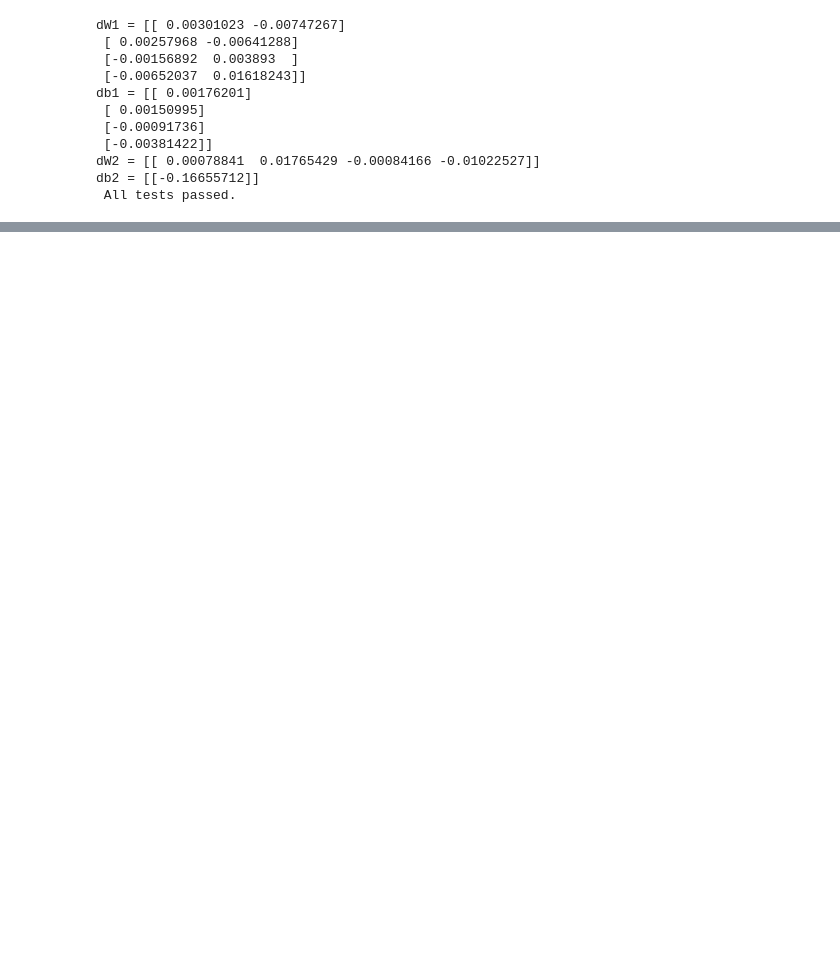
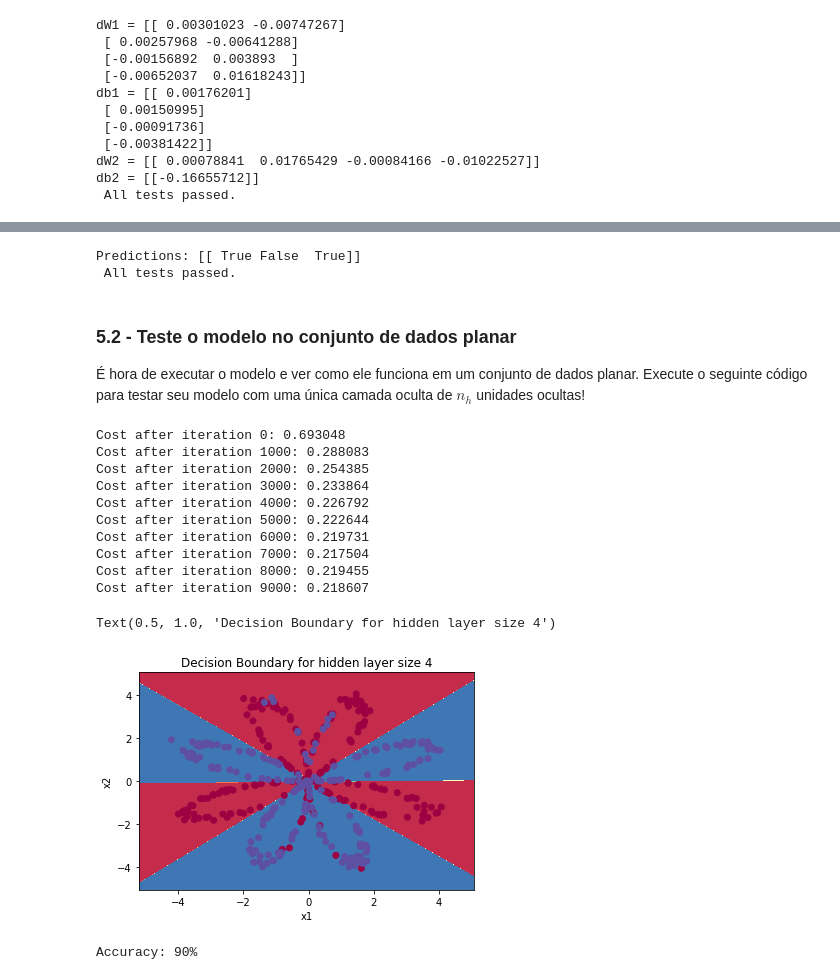
Before and after one commit to ThiagSampaio/DeepLearning, a Jupyter notebook: Classificação_de_dados_planos_com_uma_camada_oculta.ipynb, the cells around one changed output, grey strips where cells are left out. Drawn from its saved outputs; the diff is of its cells as text; code cells hidden in the pictures; blank space fills up the shorter version.

```diff
--- a/Classificação_de_dados_planos_com_uma_camada_oculta.ipynb
+++ b/Classificação_de_dados_planos_com_uma_camada_oculta.ipynb
@@ -469,3 +487,13 @@ def update_parameters(parameters, grads, learning_rate = 1.2):
                   "b2": b2}
 
     return parameters
+# %%
+parameters, grads = update_parameters_test_case()
+parameters = update_parameters(parameters, grads)
+
+print("W1 = " + str(parameters["W1"]))
+print("b1 = " + str(parameters["b1"]))
+print("W2 = " + str(parameters["W2"]))
+print("b2 = " + str(parameters["b2"]))
+
+update_parameters_test(update_parameters)
@@ -471,0 +562,10 @@ def update_parameters(parameters, grads, learning_rate = 1.2):
+# %%
+t_X, t_Y = nn_model_test_case()
+parameters = nn_model(t_X, t_Y, 4, num_iterations=10000, print_cost=True)
+
+print("W1 = " + str(parameters["W1"]))
+print("b1 = " + str(parameters["b1"]))
+print("W2 = " + str(parameters["W2"]))
+print("b2 = " + str(parameters["b2"]))
+
+nn_model_test(nn_model)
@@ -471,0 +601,57 @@ def update_parameters(parameters, grads, learning_rate = 1.2):
+# %%
+
+def predict(parameters, X):
+    """
+    Usando os parâmetros aprendidos, prevê uma classe para cada exemplo em X
+
+    Argumentos:
+    parâmetros - dicionário python contendo seus parâmetros
+    X - dados de entrada de tamanho (n_x, m)
+
+    Devoluções
+    previsões - vetor de previsões do nosso modelo (vermelho: 0 / azul: 1)
+    """
+
+    A2, cache = forward_propagation(X,parameters)
+    predictions = (A2 > 0.5)
+
+
+    return predictions
+# %%
+parameters, t_X = predict_test_case()
+
+predictions = predict(parameters, t_X)
+print("Predictions: " + str(predictions))
+
+predict_test(predict)
+# %% [output]
+Predictions: [[ True False  True]]
+ All tests passed.
+# %% [markdown]
+<a name='5-2'> </a>
+### 5.2 - Teste o modelo no conjunto de dados planar
+
+É hora de executar o modelo e ver como ele funciona em um conjunto de dados planar. Execute o seguinte código para testar seu modelo com uma única camada oculta de $ n_h $ unidades ocultas!
+# %%
+parameters = nn_model(X, Y, n_h = 4, num_iterations = 10000, print_cost=True)
+
+plot_decision_boundary(lambda x: predict(parameters, x.T), X, Y)
+plt.title("Decision Boundary for hidden layer size " + str(4))
+# %% [output]
+Cost after iteration 0: 0.693048
+Cost after iteration 1000: 0.288083
+Cost after iteration 2000: 0.254385
+Cost after iteration 3000: 0.233864
+Cost after iteration 4000: 0.226792
+Cost after iteration 5000: 0.222644
+Cost after iteration 6000: 0.219731
+Cost after iteration 7000: 0.217504
+Cost after iteration 8000: 0.219455
+Cost after iteration 9000: 0.218607
+Text(0.5, 1.0, 'Decision Boundary for hidden layer size 4')
+[figure, added]
+# %%
+predictions = predict(parameters, X)
+print ('Accuracy: %d' % float((np.dot(Y, predictions.T) + np.dot(1 - Y, 1 - predictions.T)) / float(Y.size) * 100) + '%')
+# %% [output]
+Accuracy: 90%
```
Also changed, not shown: parts of 12 cells of this notebook.
